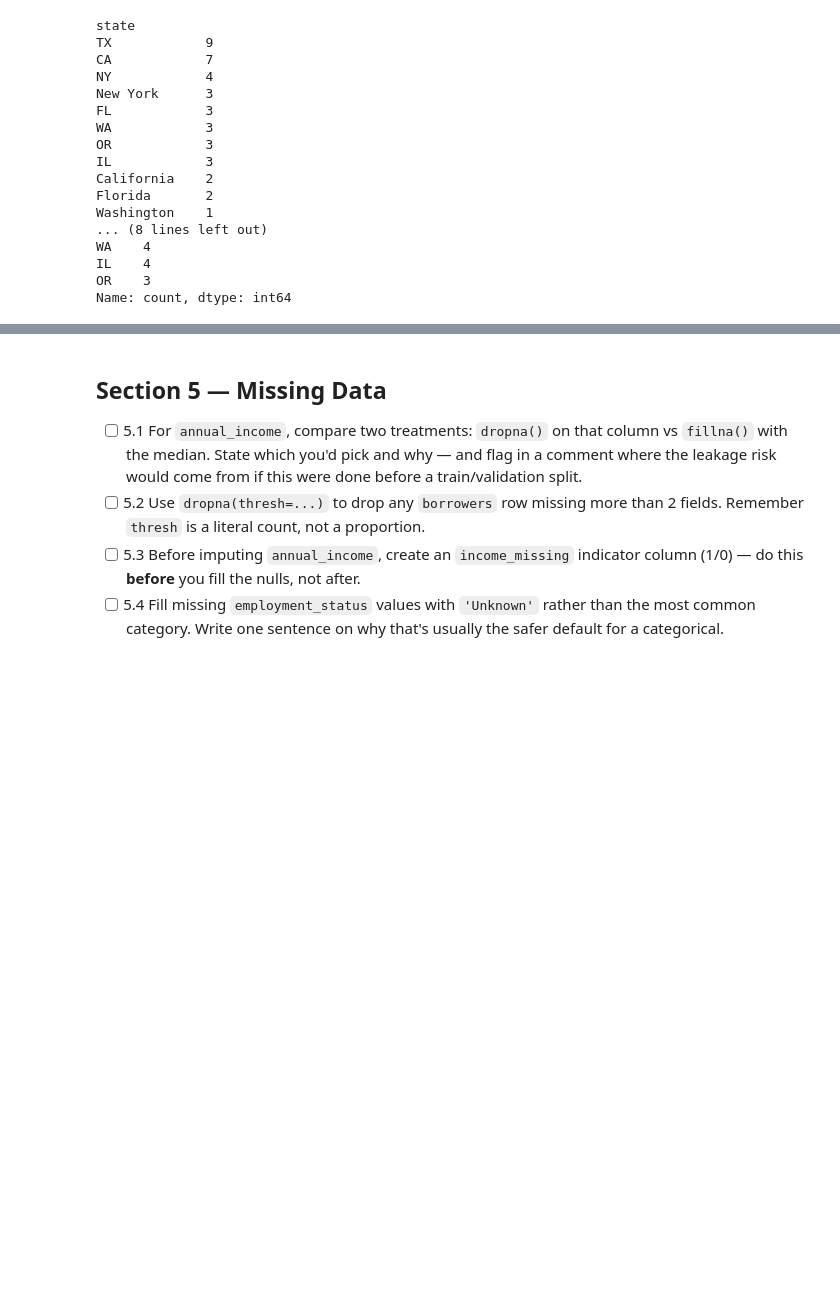
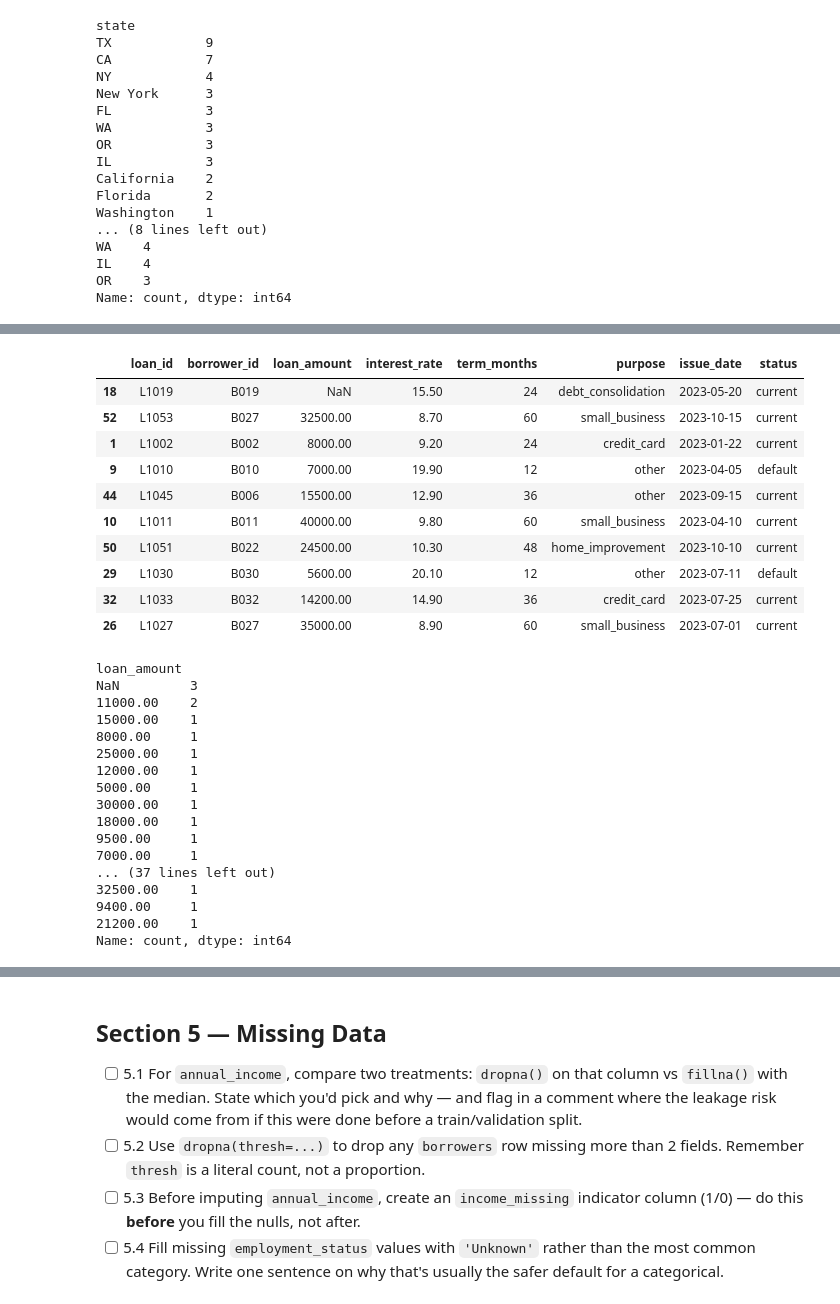
Before and after one commit to smallchuch/CreditRiskLearning, a Jupyter notebook: Practice Datasets/pandas_practice_notebook_v2.ipynb, the cells around one changed output, grey strips where cells are left out. Drawn from its saved outputs; the diff is of its cells as text; code cells hidden in the pictures; blank space fills up the shorter version.

```diff
--- a/Practice Datasets/pandas_practice_notebook_v2.ipynb
+++ b/Practice Datasets/pandas_practice_notebook_v2.ipynb
@@ -1011,4 +1275,43 @@ Name: count, dtype: int64
 # %%
 # Task 3.9
+
+# Check data
+
+df_loans.sample(10)
+
+# Drop negative loans - likely an account that needs to credited/has finished paying their loan so should not be included in the active loans group anymore
+
+df_loans = df_loans[(df_loans['loan_amount'] >= 0) | (df_loans['loan_amount'].isna())]
+
+df_loans['loan_amount'].value_counts(dropna=False)
+# %% [output]
+|  | loan_id | borrower_id | loan_amount | interest_rate | term_months | purpose | issue_date | status |
+| 18 | L1019 | B019 | NaN | 15.50 | 24 | debt_consolidation | 2023-05-20 | current |
+| 52 | L1053 | B027 | 32500.00 | 8.70 | 60 | small_business | 2023-10-15 | current |
+| 1 | L1002 | B002 | 8000.00 | 9.20 | 24 | credit_card | 2023-01-22 | current |
+| 9 | L1010 | B010 | 7000.00 | 19.90 | 12 | other | 2023-04-05 | default |
+| 44 | L1045 | B006 | 15500.00 | 12.90 | 36 | other | 2023-09-15 | current |
+| 10 | L1011 | B011 | 40000.00 | 9.80 | 60 | small_business | 2023-04-10 | current |
+| 50 | L1051 | B022 | 24500.00 | 10.30 | 48 | home_improvement | 2023-10-10 | current |
+| 29 | L1030 | B030 | 5600.00 | 20.10 | 12 | other | 2023-07-11 | default |
+| 32 | L1033 | B032 | 14200.00 | 14.90 | 36 | credit_card | 2023-07-25 | current |
+| 26 | L1027 | B027 | 35000.00 | 8.90 | 60 | small_business | 2023-07-01 | current |
+loan_amount
+NaN         3
+11000.00    2
+15000.00    1
+8000.00     1
+25000.00    1
+12000.00    1
+5000.00     1
+30000.00    1
+18000.00    1
+9500.00     1
+7000.00     1
+... (37 lines left out)
+32500.00    1
+9400.00     1
+21200.00    1
+Name: count, dtype: int64
 # %%
 # Task 3.10
```
Also changed, not shown: parts of 22 cells of this notebook, 1 other file.
